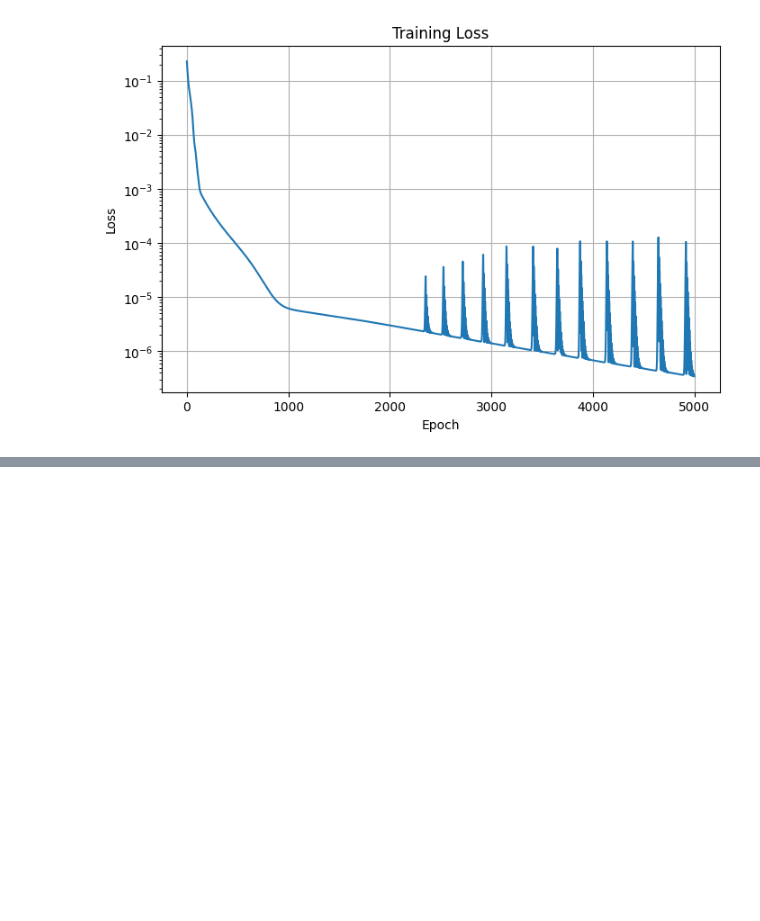
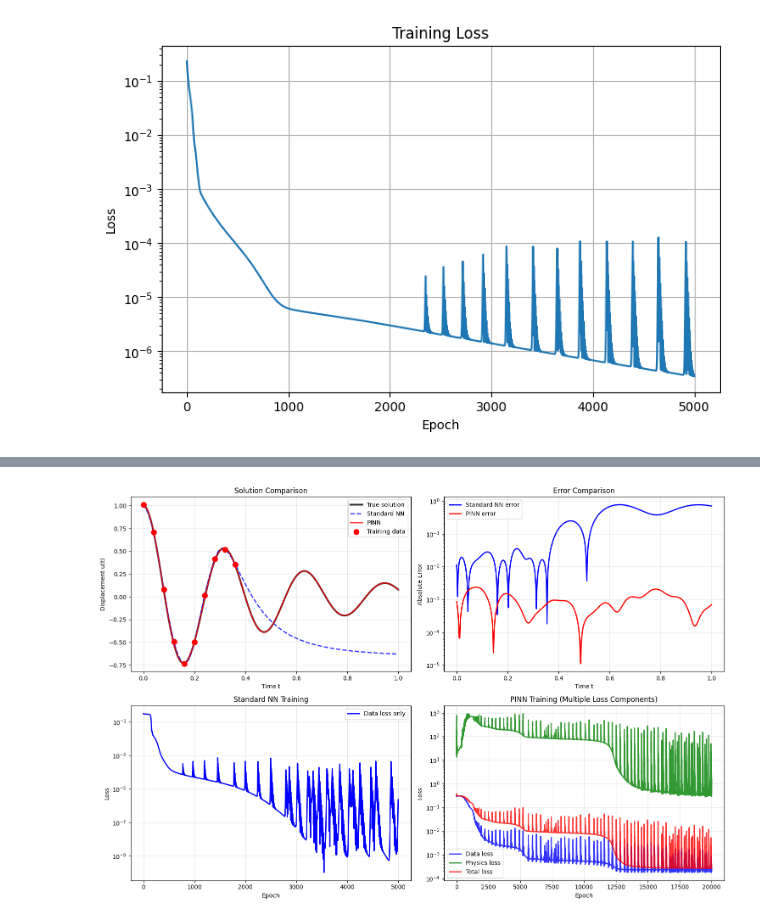
Before and after one commit to troyc03/sci-ml, a Jupyter notebook: src/pinns.ipynb, the cells around one changed output, grey strips where cells are left out. Saved outputs shown, nothing was run; the diff lists cells and outputs as text; code cells hidden in the pictures; blank space fills up the shorter version.

```diff
--- a/src/pinns.ipynb
+++ b/src/pinns.ipynb
@@ -384,0 +648,16 @@ compute_derivatives_demo()
+# %%
+# Create a fresh PINN model
+pinn_model = SimpleNN()
+
+# Train the PINN
+data_losses, physics_losses, total_losses = train_pinn(
+    pinn_model, t_data_tensor, u_data_tensor, t_colloc, m, c, k, epochs=20000
+)
+
+# Make predictions
+with torch.no_grad():
+    u_pred_pinn = pinn_model(t_test_tensor).numpy().flatten()
+
+print(f"PINN Training Complete!")
+print(f"Final data loss: {data_losses[-1]:.6f}")
+print(f"Final physics loss: {physics_losses[-1]:.6f}")
@@ -384,0 +670,70 @@ compute_derivatives_demo()
+# %%
+# Compare Standard NN vs PINN
+fig, axes = plt.subplots(2, 2, figsize=(15, 10))
+
+# Plot 1: Solutions comparison
+ax = axes[0, 0]
+ax.plot(t_exact, u_exact, 'k-', linewidth=3, label='True solution', alpha=0.8)
+ax.plot(t_exact, u_pred_standard, 'b--', linewidth=2, label='Standard NN', alpha=0.8)
+ax.plot(t_exact, u_pred_pinn, 'r-', linewidth=2, label='PINN', alpha=0.8)
+ax.scatter(t_data, u_data_noisy, color='red', s=80, zorder=5, label='Training data')
+ax.set_xlabel('Time t')
+ax.set_ylabel('Displacement u(t)')
+ax.set_title('Solution Comparison')
+ax.legend()
+ax.grid(True, alpha=0.3)
+
+# Plot 2: Error comparison
+ax = axes[0, 1]
+error_standard = np.abs(u_pred_standard - u_exact)
+error_pinn = np.abs(u_pred_pinn - u_exact)
+ax.plot(t_exact, error_standard, 'b-', linewidth=2, label='Standard NN error')
+ax.plot(t_exact, error_pinn, 'r-', linewidth=2, label='PINN error')
+ax.set_xlabel('Time t')
+ax.set_ylabel('Absolute Error')
+ax.set_title('Error Comparison')
+ax.set_yscale('log')
+ax.legend()
+ax.grid(True, alpha=0.3)
+
+# Plot 3: Loss evolution for Standard NN
+ax = axes[1, 0]
+ax.plot(losses_standard, 'b-', linewidth=2, label='Data loss only')
+ax.set_xlabel('Epoch')
+ax.set_ylabel('Loss')
+ax.set_title('Standard NN Training')
+ax.set_yscale('log')
+ax.legend()
+ax.grid(True, alpha=0.3)
+
+# Plot 4: Loss evolution for PINN
+ax = axes[1, 1]
+ax.plot(data_losses, 'b-', linewidth=2, label='Data loss', alpha=0.8)
+ax.plot(physics_losses, 'g-', linewidth=2, label='Physics loss', alpha=0.8)
+ax.plot(total_losses, 'r-', linewidth=2, label='Total loss', alpha=0.8)
+ax.set_xlabel('Epoch')
+ax.set_ylabel('Loss')
+ax.set_title('PINN Training (Multiple Loss Components)')
+ax.set_yscale('log')
+ax.legend()
+ax.grid(True, alpha=0.3)
+
+plt.tight_layout()
+plt.show()
+
+# Quantitative comparison
+mse_standard = np.mean((u_pred_standard - u_exact)**2)
+mse_pinn = np.mean((u_pred_pinn - u_exact)**2)
+max_error_standard = np.max(np.abs(u_pred_standard - u_exact))
+max_error_pinn = np.max(np.abs(u_pred_pinn - u_exact))
+
+print("📊 QUANTITATIVE COMPARISON")
+print("="*50)
+print(f"{'Metric':<20} {'Standard NN':<15} {'PINN':<15} {'Improvement':<15}")
+print("-"*65)
+print(f"{'MSE':<20} {mse_standard:<15.6f} {mse_pinn:<15.6f} {mse_standard/mse_pinn:<15.1f}x")
+print(f"{'Max Error':<20} {max_error_standard:<15.6f} {max_error_pinn:<15.6f} {max_error_standard/max_error_pinn:<15.1f}x")
+
+print(f"✅ PINN is {mse_standard/mse_pinn:.0f}x more accurate!")
+# %% [output]
+[figure, added]
```
Also changed, not shown: parts of 12 cells of this notebook.
